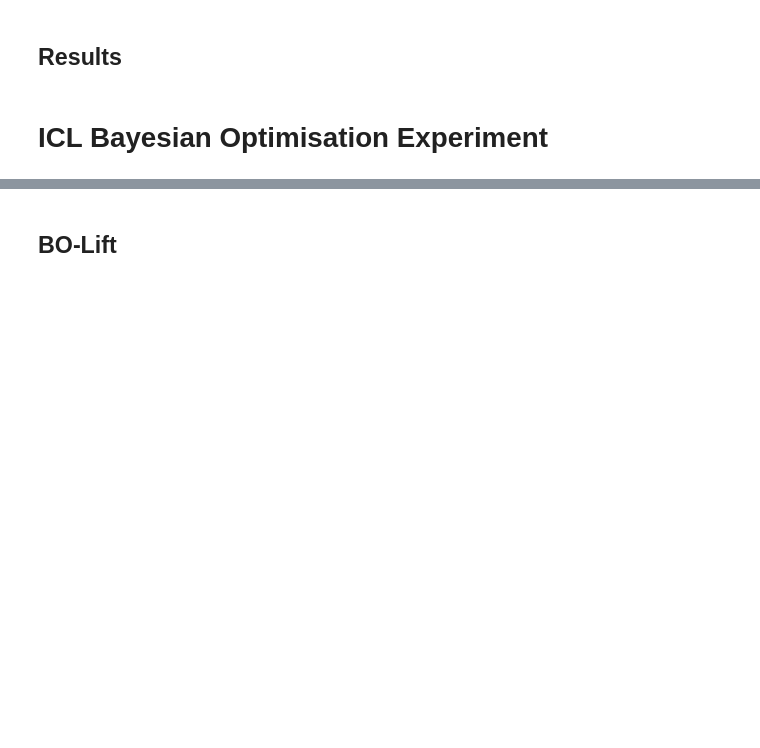
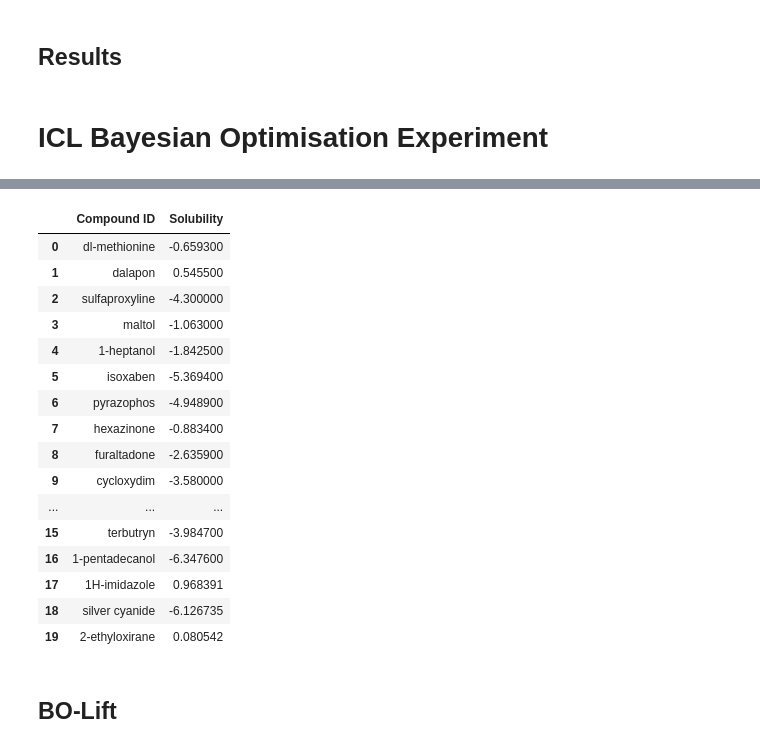
Before and after one commit to siddarthanath/University-College-London, a Jupyter notebook: MSc Dissertation/QAFNet.ipynb, the cells around one changed output, grey strips where cells are left out. Drawn from its saved outputs; the diff is of its cells as text; code cells hidden in the pictures; blank space fills up the shorter version.

```diff
--- a/MSc Dissertation/QAFNet.ipynb
+++ b/MSc Dissertation/QAFNet.ipynb
@@ -449,3 +446,23 @@ NameError: name 'compound_df' is not defined
+# %%
+raw_data.head(20).iloc[:, :2]
+# %% [output]
+|  | Compound ID | Solubility |
+| 0 | dl-methionine | -0.659300 |
+| 1 | dalapon | 0.545500 |
+| 2 | sulfaproxyline | -4.300000 |
+| 3 | maltol | -1.063000 |
+| 4 | 1-heptanol | -1.842500 |
+| 5 | isoxaben | -5.369400 |
+| 6 | pyrazophos | -4.948900 |
+| 7 | hexazinone | -0.883400 |
+| 8 | furaltadone | -2.635900 |
+| 9 | cycloxydim | -3.580000 |
+| ... | ... | ... |
+| 15 | terbutryn | -3.984700 |
+| 16 | 1-pentadecanol | -6.347600 |
+| 17 | 1H-imidazole | 0.968391 |
+| 18 | silver cyanide | -6.126735 |
+| 19 | 2-ethyloxirane | 0.080542 |
 # %% [markdown]
 ## BO-Lift
 # %%
```
Also changed, not shown: parts of 2 cells of this notebook, 1 other file.
